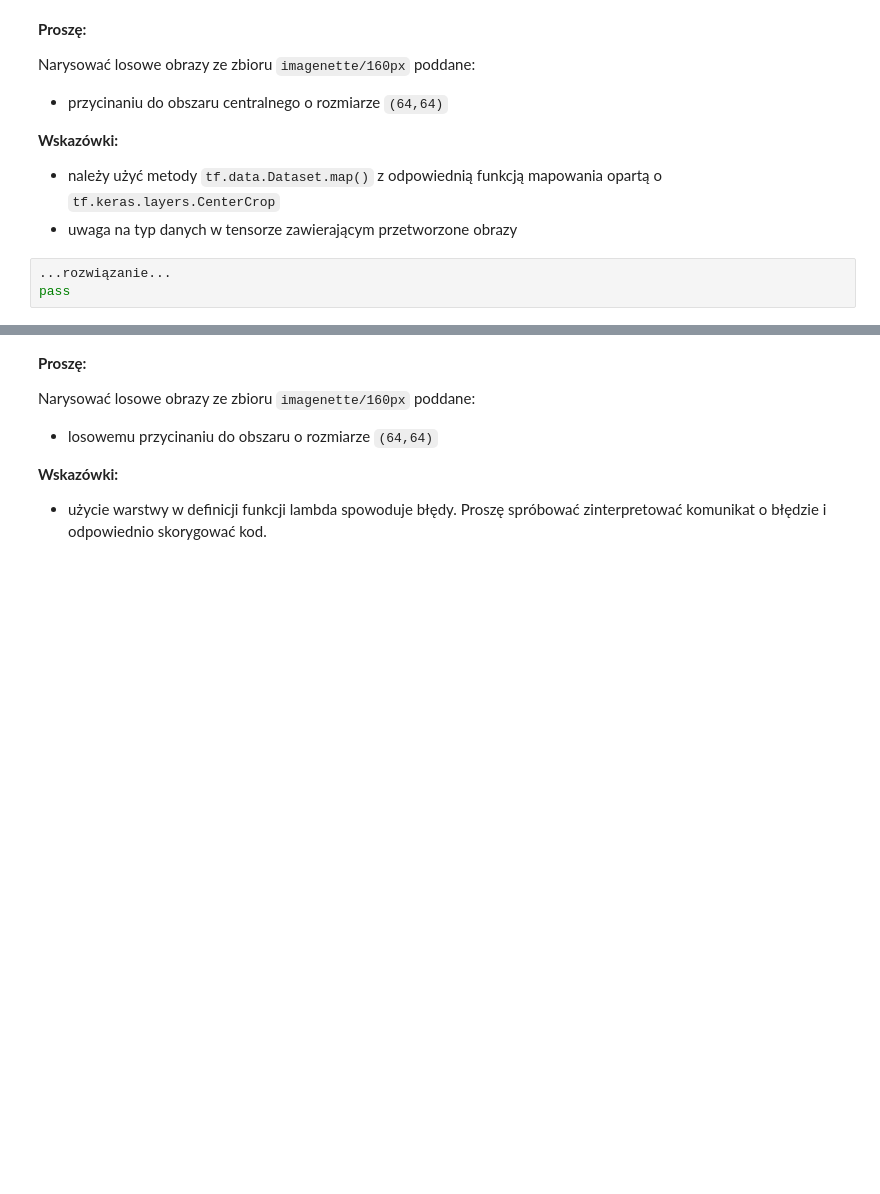
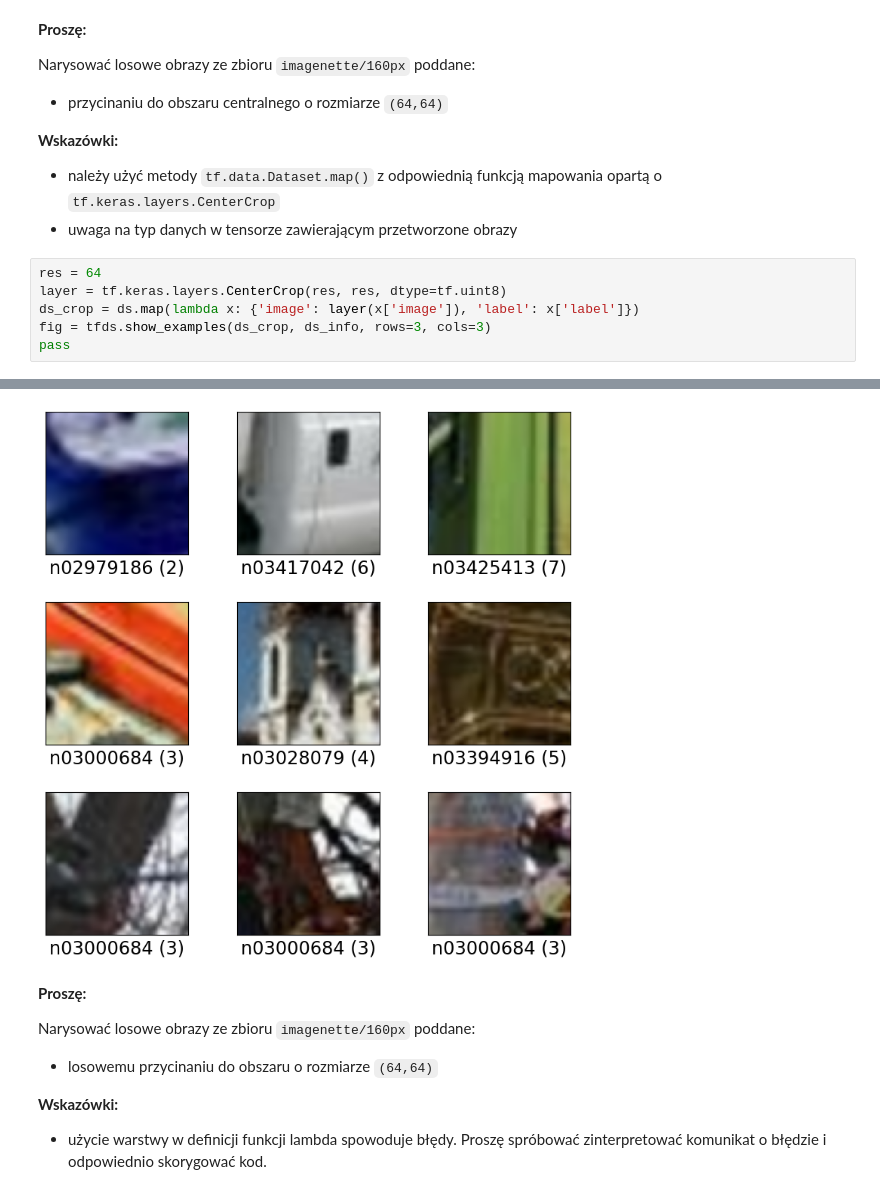
Before and after one commit to jpkusmiersk/Uczenie_maszynowe_2, a Jupyter notebook: 09_Preprocessing.ipynb, the cells around one changed output, grey strips where cells are left out. Cells and saved outputs as stored; diff of their text form; blank space fills up the shorter version.

```diff
--- a/09_Preprocessing.ipynb
+++ b/09_Preprocessing.ipynb
@@ -242,6 +268,10 @@ Narysować losowe obrazy ze zbioru `imagenette/160px` poddane:
 **Wskazówki:**
 * należy użyć metody `tf.data.Dataset.map()` z odpowiednią funkcją mapowania opartą o `tf.keras.layers.CenterCrop`
 * uwaga na typ danych w tensorze zawierającym przetworzone obrazy
-# %%
-...rozwiązanie...
-pass
+# %%
+res = 64
+layer = tf.keras.layers.CenterCrop(res, res, dtype=tf.uint8)
+ds_crop = ds.map(lambda x: {'image': layer(x['image']), 'label': x['label']})
+fig = tfds.show_examples(ds_crop, ds_info, rows=3, cols=3)
+pass
+# %% [output]
@@ -248,3 +279,4 @@ pass
+[figure, added]
 # %% [markdown]
 **Proszę:**
 
```
Also changed, not shown: parts of 25 cells of this notebook, 2 other files.
